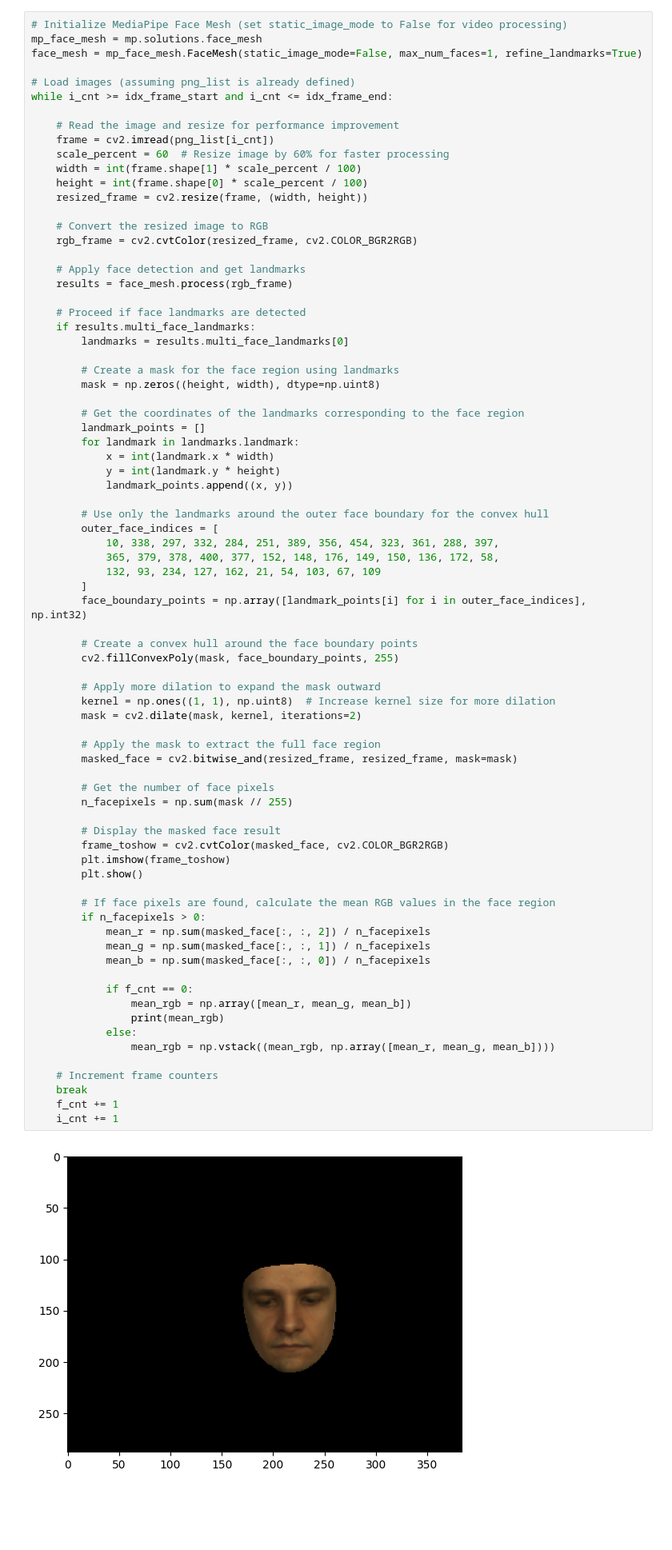
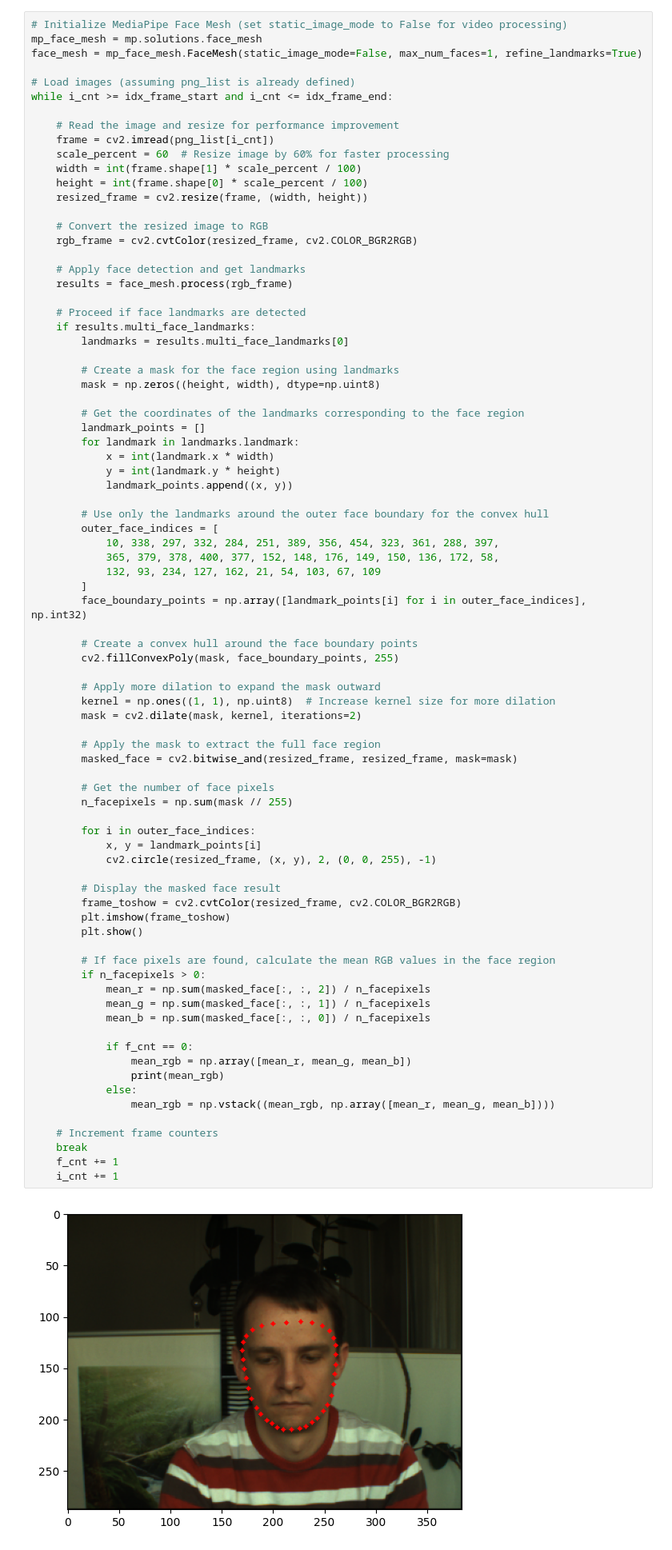
Before and after one commit to Ren1100/remote-PPG, a Jupyter notebook: test.ipynb, the cells around one changed output. Shown at 80% size. Cells and saved outputs as stored; diff of their text form; blank space fills up the shorter version.

```diff
--- a/test.ipynb
+++ b/test.ipynb
@@ -105,35 +105,39 @@ while i_cnt >= idx_frame_start and i_cnt <= idx_frame_end:
         kernel = np.ones((1, 1), np.uint8)  # Increase kernel size for more dilation
         mask = cv2.dilate(mask, kernel, iterations=2)
 
         # Apply the mask to extract the full face region
         masked_face = cv2.bitwise_and(resized_frame, resized_frame, mask=mask)
 
         # Get the number of face pixels
         n_facepixels = np.sum(mask // 255)
 
+        for i in outer_face_indices:
+            x, y = landmark_points[i]
+            cv2.circle(resized_frame, (x, y), 2, (0, 0, 255), -1)
+
         # Display the masked face result
-        frame_toshow = cv2.cvtColor(masked_face, cv2.COLOR_BGR2RGB)
+        frame_toshow = cv2.cvtColor(resized_frame, cv2.COLOR_BGR2RGB)
         plt.imshow(frame_toshow)
         plt.show()
 
         # If face pixels are found, calculate the mean RGB values in the face region
         if n_facepixels > 0:
             mean_r = np.sum(masked_face[:, :, 2]) / n_facepixels
             mean_g = np.sum(masked_face[:, :, 1]) / n_facepixels
             mean_b = np.sum(masked_face[:, :, 0]) / n_facepixels
 
             if f_cnt == 0:
                 mean_rgb = np.array([mean_r, mean_g, mean_b])
                 print(mean_rgb)
             else:
                 mean_rgb = np.vstack((mean_rgb, np.array([mean_r, mean_g, mean_b])))
 
     # Increment frame counters
     break
     f_cnt += 1
     i_cnt += 1
 # %% [output]
-[figure, old version]
+[figure, new version]
 [105.19175154  71.92820319  42.54784358]
 # %% [markdown]
 #### dlib
```
Also changed, not shown: parts of 1 cell of this notebook, 7 other files.
